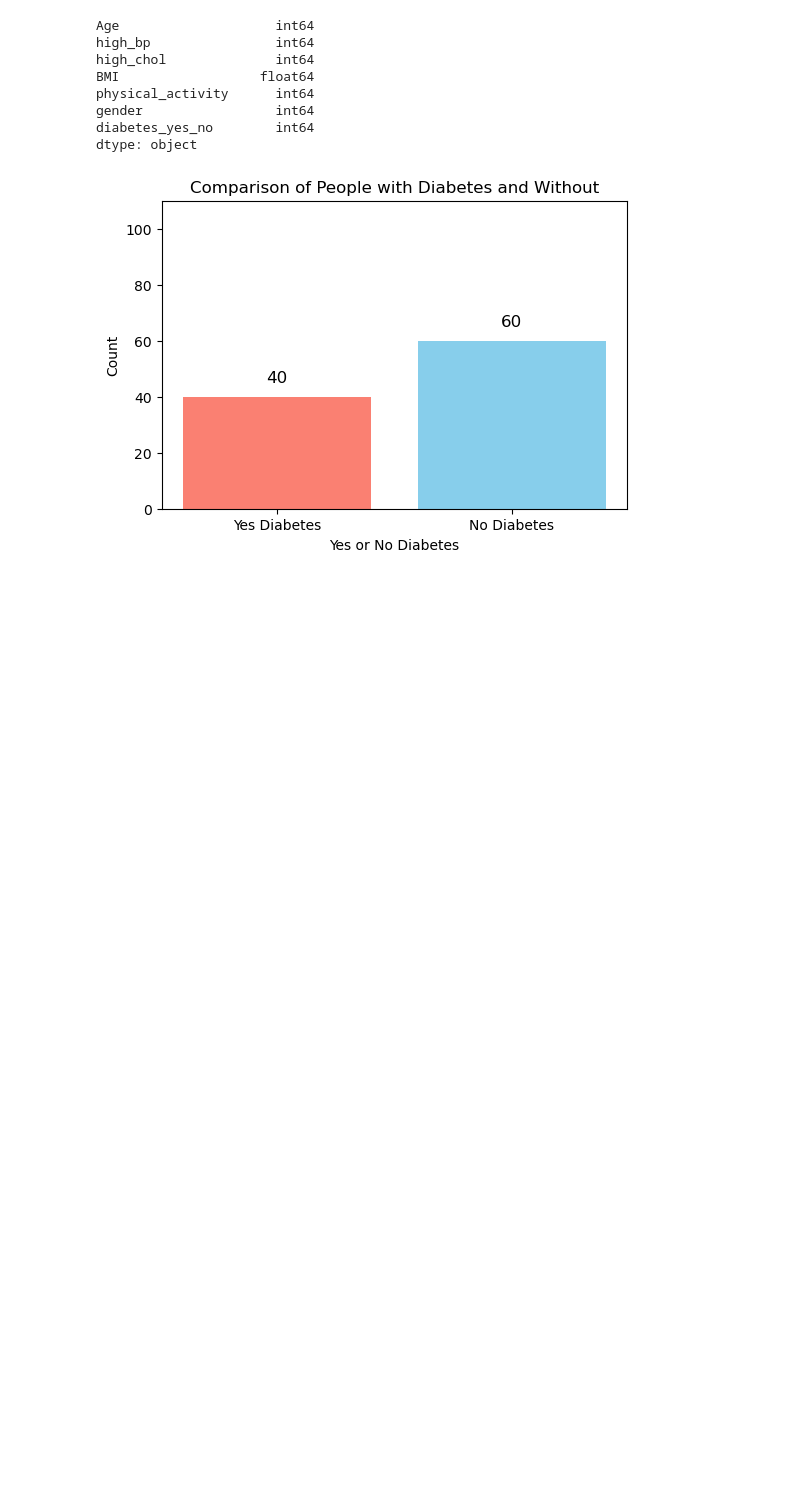
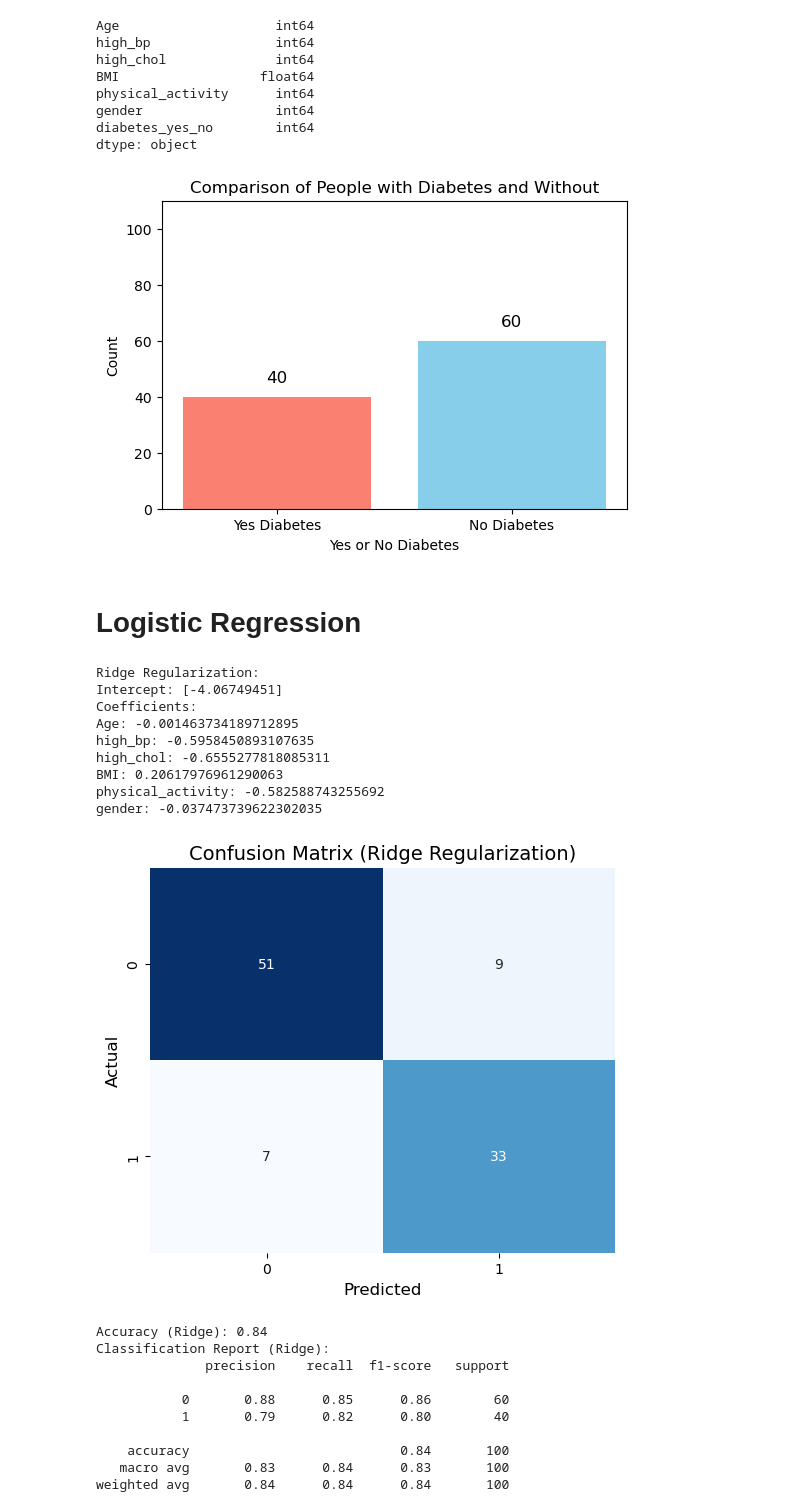
Before and after one commit to jwu249/is407_final_project, a Jupyter notebook: final_project/final_project.ipynb, the cells around one changed output. Saved outputs shown, nothing was run; the diff lists cells and outputs as text; code cells hidden in the pictures; blank space fills up the shorter version.

Commit message:
report

```diff
--- a/final_project/final_project.ipynb
+++ b/final_project/final_project.ipynb
@@ -58,5 +66,60 @@ plt.show()
 [figure]
 # %%
 # Set Features and Target Variable
-X = df[['Age', 'Weight_kg', 'Height_cm', 'BMD']]
+X = df[['Age', 'high_bp', 'high_chol', 'BMI', 'physical_activity', 'gender']]
 Y = df[['diabetes_yes_no']]
+# %% [markdown]
+# Logistic Regression
+# %%
+
+# Logistic Regression with Ridge Regularization (L2)
+logistic_regression_ridge = LogisticRegression(penalty='l2', solver='liblinear', max_iter=1000)
+
+# Perform 5-fold cross-validation
+y_pred_ridge = cross_val_predict(logistic_regression_ridge, X, Y, cv=5)
+
+logistic_regression_ridge.fit(X, Y)
+
+print("Ridge Regularization:")
+print("Intercept:", logistic_regression_ridge.intercept_)
+print("Coefficients:")
+for feature, coef in zip(X.columns, logistic_regression_ridge.coef_[0]):
+    print(f"{feature}: {coef}")
+
+conf_matrix_ridge = confusion_matrix(Y, y_pred_ridge)
+
+plt.figure(figsize=(6, 5))
+sn.heatmap(conf_matrix_ridge, annot=True, fmt='d', cmap='Blues', cbar=False)
+
+plt.title("Confusion Matrix (Ridge Regularization)", fontsize=14)
+plt.xlabel("Predicted", fontsize=12)
+plt.ylabel("Actual", fontsize=12)
+plt.show()
+
+# Evaluate performance
+accuracy_ridge = accuracy_score(Y, y_pred_ridge)
+print("Accuracy (Ridge):", accuracy_ridge)
+
+print("Classification Report (Ridge):")
+print(classification_report(Y, y_pred_ridge))
+# %% [output]
+Ridge Regularization:
+Intercept: [-4.06749451]
+Coefficients:
+Age: -0.001463734189712895
+high_bp: -0.5958450893107635
+high_chol: -0.6555277818085311
+BMI: 0.20617976961290063
+physical_activity: -0.582588743255692
+gender: -0.037473739622302035
+[figure, added]
+Accuracy (Ridge): 0.84
+Classification Report (Ridge):
+              precision    recall  f1-score   support
+
+           0       0.88      0.85      0.86        60
+           1       0.79      0.82      0.80        40
+
+    accuracy                           0.84       100
+   macro avg       0.83      0.84      0.83       100
+weighted avg       0.84      0.84      0.84       100
```
Also changed, not shown: parts of 15 cells of this notebook.
